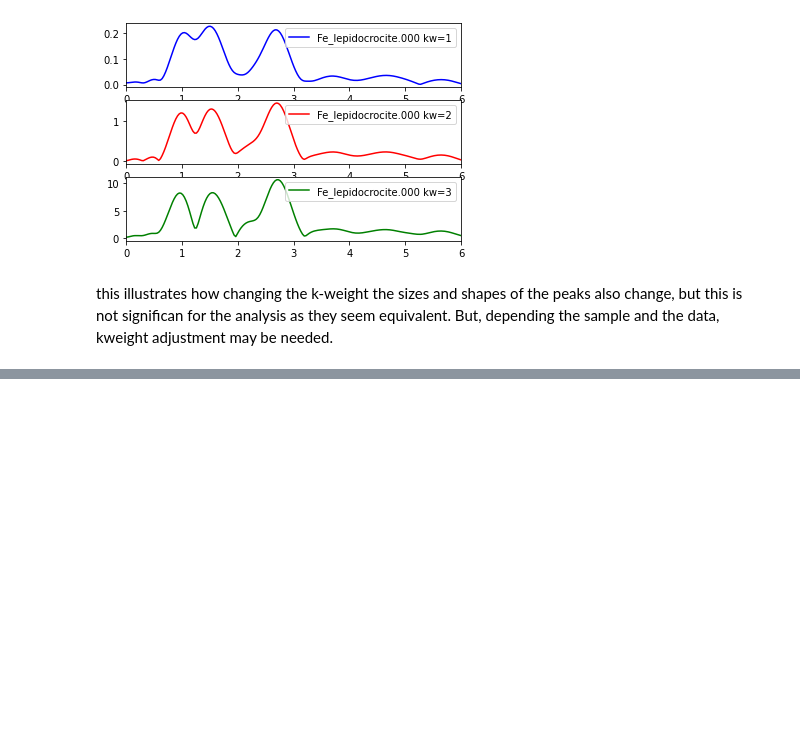
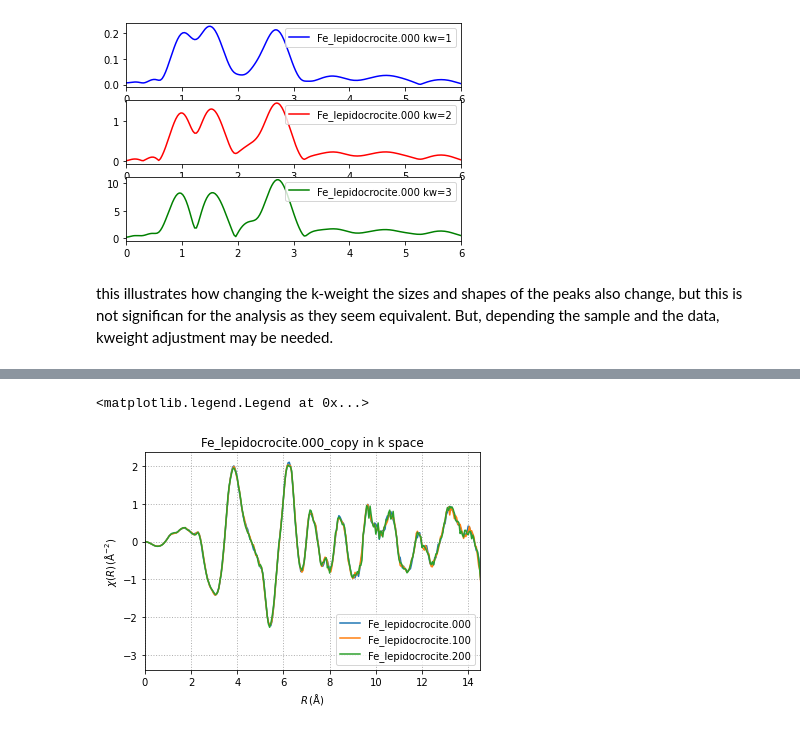
Before and after one commit to scman1/Larch_Intro_ukch, a Jupyter notebook: XAFS_Processing_2.ipynb, the cells around one changed output, grey strips where cells are left out. Drawn from its saved outputs; the diff is of its cells as text; code cells hidden in the pictures; blank space fills up the shorter version.

```diff
--- a/XAFS_Processing_2.ipynb
+++ b/XAFS_Processing_2.ipynb
@@ -421,0 +516,14 @@ At 28:00
+# %%
+# https://vimeo.com/340215763 33:00
+plt.plot(gr_0.k, gr_0.chi*gr_0.k**2, label=gr_0.label)
+plt.plot(gr_1.k, gr_1.chi*gr_1.k**2, label=gr_1.label)
+plt.plot(gr_2.k, gr_2.chi*gr_2.k**2, label=gr_2.label)
+plt.xlabel(plab.r)
+plt.ylabel(plab.chir.format(2))
+plt.title(fe_xafs_copy.filename+" in k space")
+plt.grid(linestyle=':', linewidth=1) #show and format grid
+plt.xlim(0,14.5)
+plt.legend()
+# %% [output]
+<matplotlib.legend.Legend at 0x...>
+[figure, added]
```
Also changed, not shown: parts of 7 cells of this notebook, 1 other file.
